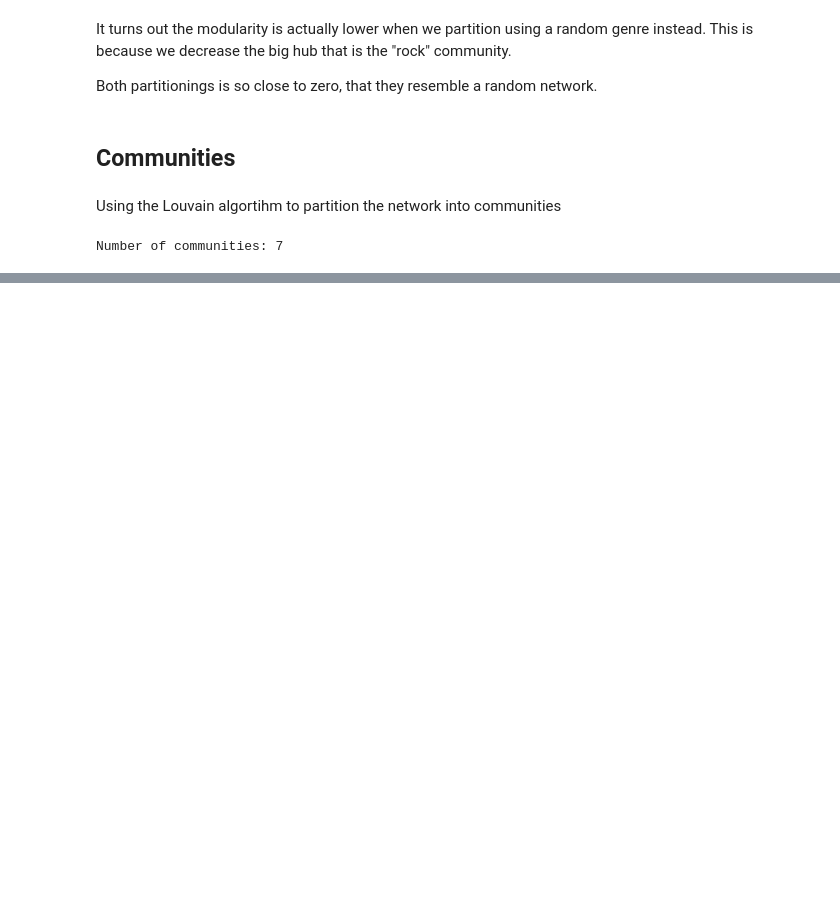
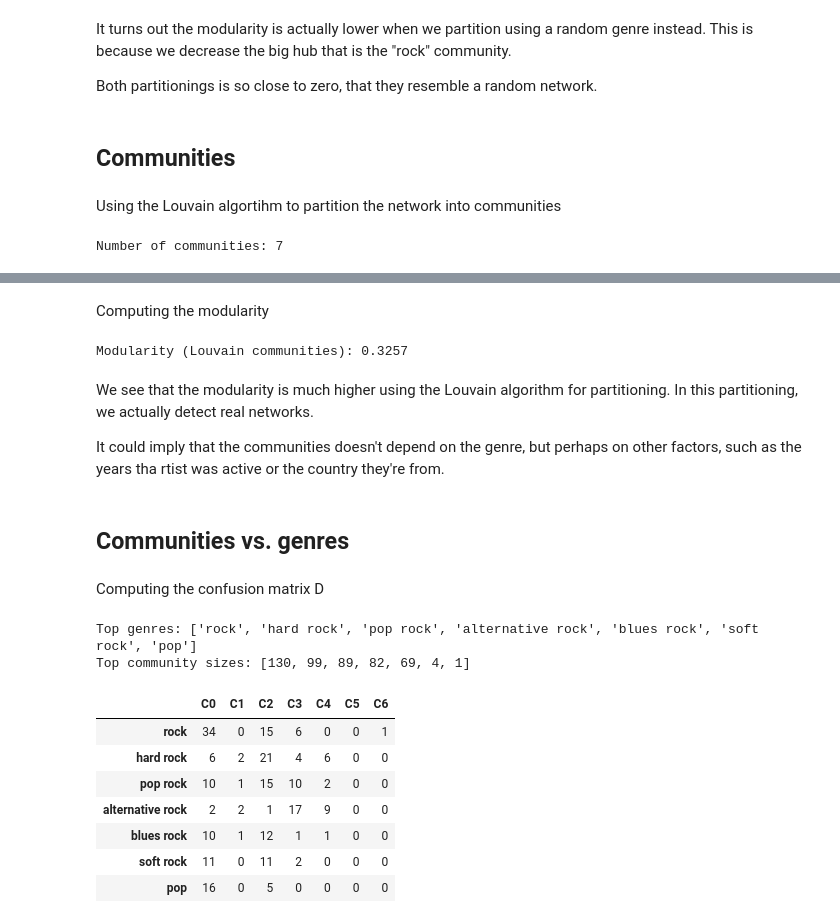
Before and after one commit to fridapfrandsen/SocialGraphsAssignment1, a Jupyter notebook: Part2.ipynb, the cells around one changed output, grey strips where cells are left out. Saved outputs shown, nothing was run; the diff lists cells and outputs as text; code cells hidden in the pictures; blank space fills up the shorter version.

```diff
--- a/Part2.ipynb
+++ b/Part2.ipynb
@@ -117,0 +144,66 @@ TypeError: unsupported operand type(s) for +: 'int' and 'DegreeView'
+# %% [markdown]
+Computing the modularity
+# %%
+M_louvain = Modularity(G, louv_comm)
+
+print(f"Modularity (Louvain communities): {M_louvain:.4f}")
+# %% [output]
+Modularity (Louvain communities): 0.3257
+# %% [markdown]
+We see that the modularity is much higher using the Louvain algorithm for partitioning.
+In this partitioning, we actually detect real networks.
+
+It could imply that the communities doesn't depend on the genre, but perhaps on other factors, such as the years tha rtist was active or the country they're from.
+# %% [markdown]
+## Communities vs. genres
+# %% [markdown]
+Computing the confusion matrix D
+# %%
+# Top 7 genres
+all_genres = []
+for _, data in G.nodes(data=True):
+    genres = data.get("genres")
+    if isinstance(genres, str):
+        genres = [g.strip().lower().replace("*", "") for g in genres.split(",") if g.strip()]
+    if genres:
+        all_genres.extend(genres)
+
+# Biggest 7 communites
+communities = sorted(louv_comm, key=len, reverse=True)
+top_comms = communities[:7]
+
+top_genres = [g for g, _ in Counter(all_genres).most_common(7)]
+print("Top genres:", top_genres)
+print("Top community sizes:", [len(c) for c in top_comms])
+
+node_to_comm = {}
+for j, comm in enumerate(top_comms):
+    for n in comm:
+        node_to_comm[n] = j
+
+matrix = pd.DataFrame(0, index=top_genres, columns=[f"C{j}" for j in range(len(top_comms))])
+
+for n, data in G.nodes(data=True):
+    if n not in node_to_comm:
+        continue
+    genres = data.get("genres")
+    if isinstance(genres, str):
+        genres = [g.strip().lower().replace("*", "") for g in genres.split(",") if g.strip()]
+    if not genres:
+        continue
+    for g in genres:
+        if g in top_genres:
+            matrix.loc[g, f"C{node_to_comm[n]}"] += 1
+
+display(matrix)
+# %% [output]
+Top genres: ['rock', 'hard rock', 'pop rock', 'alternative rock', 'blues rock', 'soft rock', 'pop']
+Top community sizes: [130, 99, 89, 82, 69, 4, 1]
+|  | C0 | C1 | C2 | C3 | C4 | C5 | C6 |
+| rock | 34 | 0 | 15 | 6 | 0 | 0 | 1 |
+| hard rock | 6 | 2 | 21 | 4 | 6 | 0 | 0 |
+| pop rock | 10 | 1 | 15 | 10 | 2 | 0 | 0 |
+| alternative rock | 2 | 2 | 1 | 17 | 9 | 0 | 0 |
+| blues rock | 10 | 1 | 12 | 1 | 1 | 0 | 0 |
+| soft rock | 11 | 0 | 11 | 2 | 0 | 0 | 0 |
+| pop | 16 | 0 | 5 | 0 | 0 | 0 | 0 |
```
Also changed, not shown: parts of 18 cells of this notebook.
